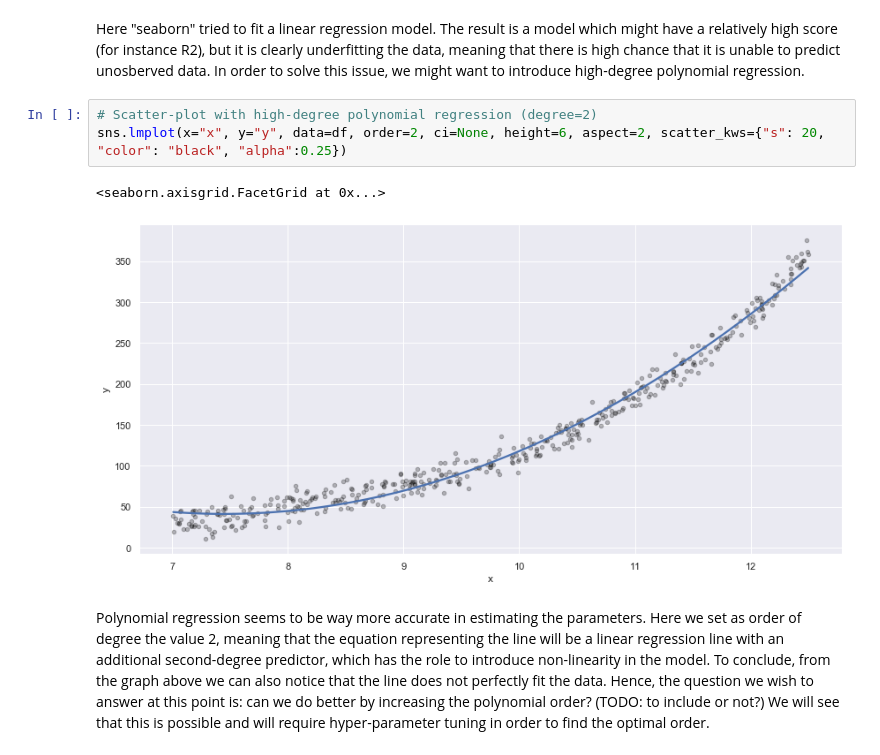
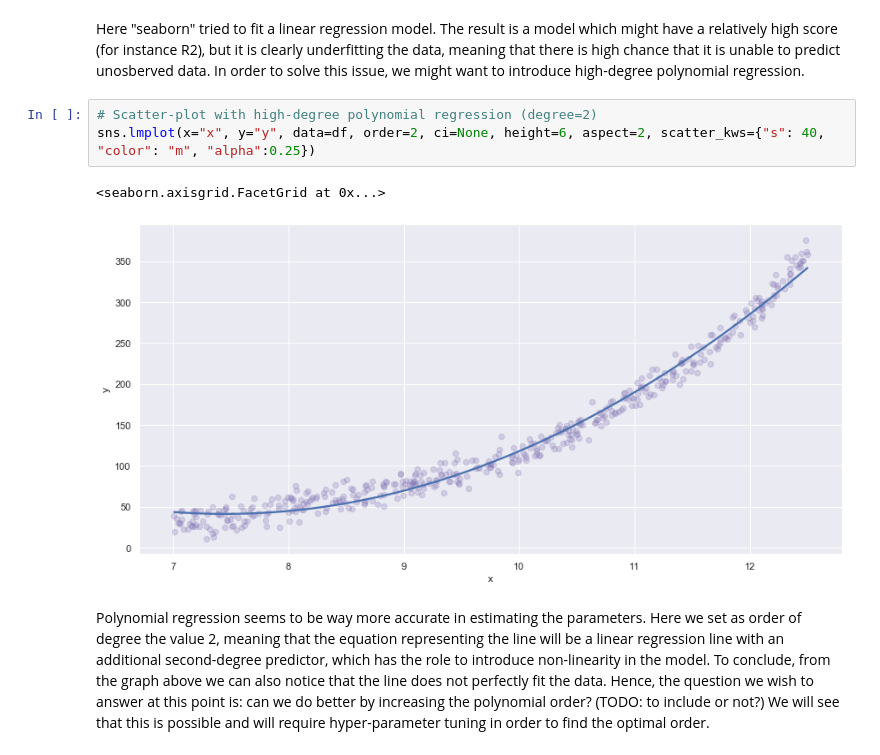
Before and after one commit to Travaz/supermercato24, a Jupyter notebook: analytics.ipynb, the cells around one changed output. Drawn from its saved outputs; the diff is of its cells as text.

```diff
--- a/analytics.ipynb
+++ b/analytics.ipynb
@@ -172,10 +169,10 @@ sns.regplot(x="x",y="y",data=df,scatter_kws={"s": 40, "color": "black","alpha":
 Here "seaborn" tried to fit a linear regression model. The result is a model which might have a relatively high score (for instance R2), but it is clearly underfitting the data, meaning that there is high chance that it is unable to predict unosberved data. In order to solve this issue, we might want to introduce high-degree polynomial regression.
 # %%
 # Scatter-plot with high-degree polynomial regression (degree=2)
-sns.lmplot(x="x", y="y", data=df, order=2, ci=None, height=6, aspect=2, scatter_kws={"s": 20, "color": "black", "alpha":0.25})
+sns.lmplot(x="x", y="y", data=df, order=2, ci=None, height=6, aspect=2, scatter_kws={"s": 40, "color": "m", "alpha":0.25})
 # %% [output]
 <seaborn.axisgrid.FacetGrid at 0x...>
-[figure, old version]
+[figure, new version]
 # %% [markdown]
 Polynomial regression seems to be way more accurate in estimating the parameters. Here we set as order of degree the value 2, meaning that the equation representing the line will be a linear regression line with an additional second-degree predictor, which has the role to introduce non-linearity in the model. To conclude, from the graph above we can also notice that the line does not perfectly fit the data. Hence, the question we wish to answer at this point is: can we do better by increasing the polynomial order?
 (TODO: to include or not?) We will see that this is possible and will require hyper-parameter tuning in order to find the optimal order.
```
Also changed, not shown: parts of 71 cells of this notebook, 1 other file.
